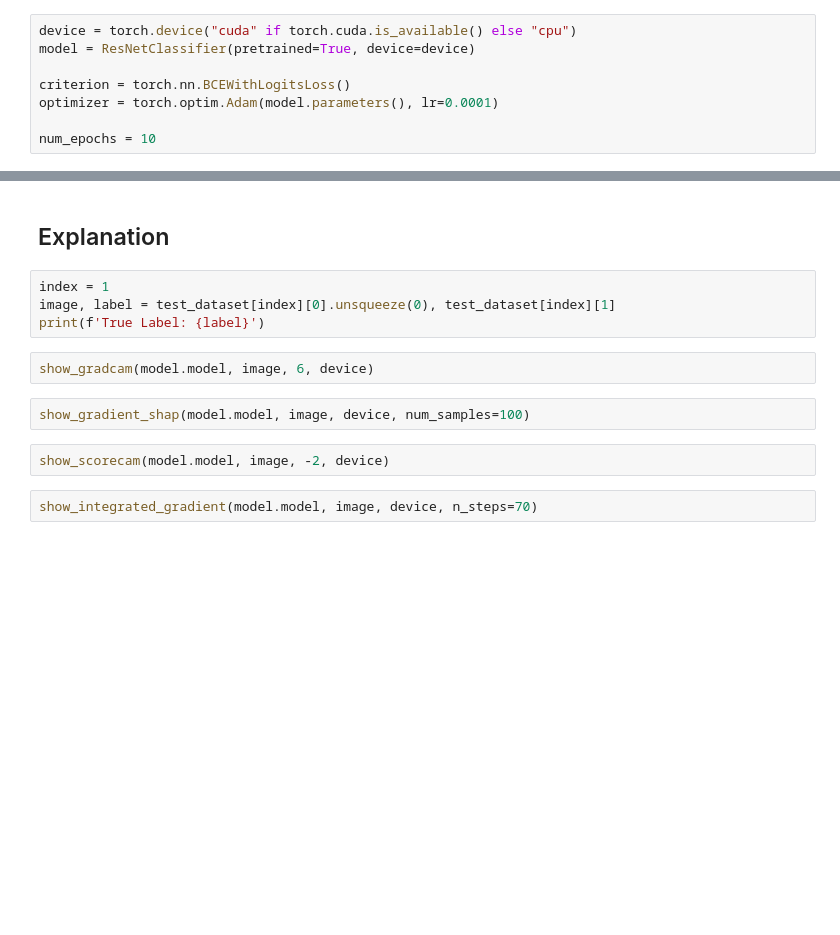
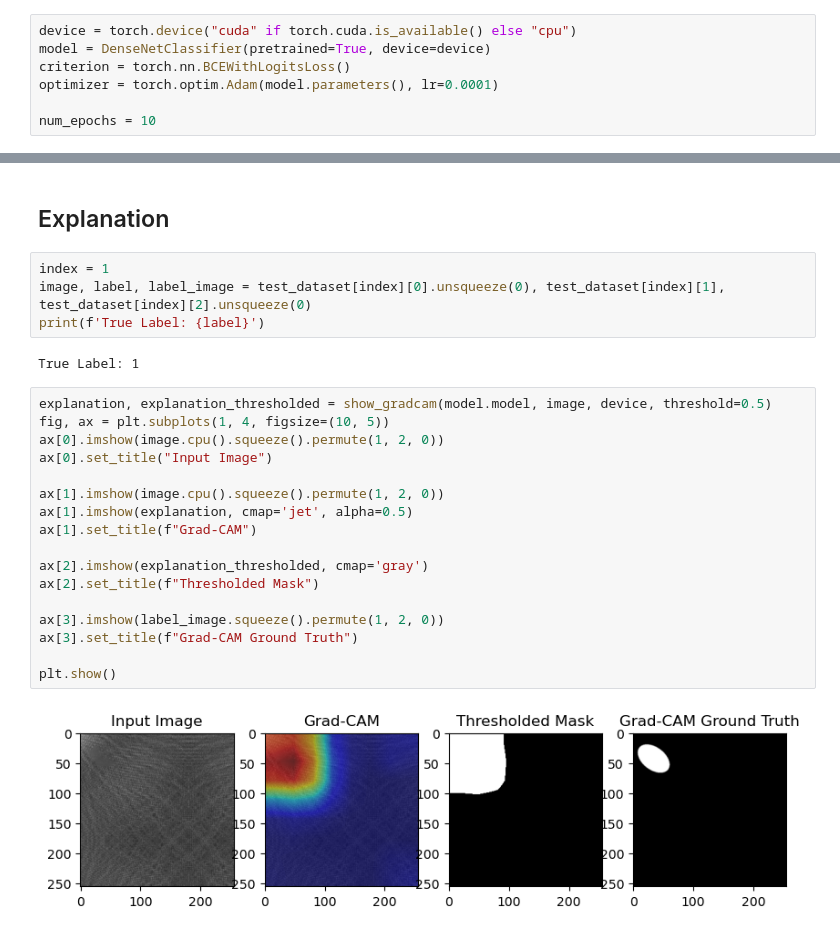
Before and after one commit to IsmailHatim/Spectrum, a Jupyter notebook: main.ipynb, the cells around one changed output, grey strips where cells are left out. Saved outputs shown, nothing was run; the diff lists cells and outputs as text; blank space fills up the shorter version.

```diff
--- a/main.ipynb
+++ b/main.ipynb
@@ -44,8 +47,7 @@ Test dataset size: 575
 ## Model
 # %%
 device = torch.device("cuda" if torch.cuda.is_available() else "cpu")
-model = ResNetClassifier(pretrained=True, device=device)
-
+model = DenseNetClassifier(pretrained=True, device=device)
 criterion = torch.nn.BCEWithLogitsLoss()
 optimizer = torch.optim.Adam(model.parameters(), lr=0.0001)
 
@@ -65,13 +69,26 @@ print(f"Test Accuracy: {test_accuracy:.2f}%")
 ## Explanation
 # %%
 index = 1
-image, label = test_dataset[index][0].unsqueeze(0), test_dataset[index][1]
+image, label, label_image = test_dataset[index][0].unsqueeze(0), test_dataset[index][1], test_dataset[index][2].unsqueeze(0)
 print(f'True Label: {label}')
+# %% [output]
+True Label: 1
-# %%
-show_gradcam(model.model, image, 6, device)
-# %%
-show_gradient_shap(model.model, image, device, num_samples=100)
-# %%
-show_scorecam(model.model, image, -2, device)
-# %%
-show_integrated_gradient(model.model, image, device, n_steps=70)
+# %%
+explanation, explanation_thresholded = show_gradcam(model.model, image, device, threshold=0.5)
+fig, ax = plt.subplots(1, 4, figsize=(10, 5))
+ax[0].imshow(image.cpu().squeeze().permute(1, 2, 0))
+ax[0].set_title("Input Image")
+
+ax[1].imshow(image.cpu().squeeze().permute(1, 2, 0))
+ax[1].imshow(explanation, cmap='jet', alpha=0.5)
+ax[1].set_title(f"Grad-CAM")
+
+ax[2].imshow(explanation_thresholded, cmap='gray')
+ax[2].set_title(f"Thresholded Mask")
+
+ax[3].imshow(label_image.squeeze().permute(1, 2, 0))
+ax[3].set_title(f"Grad-CAM Ground Truth")
+
+plt.show()
+# %% [output]
+[figure, added]
```
Also changed, not shown: parts of 7 cells of this notebook.
